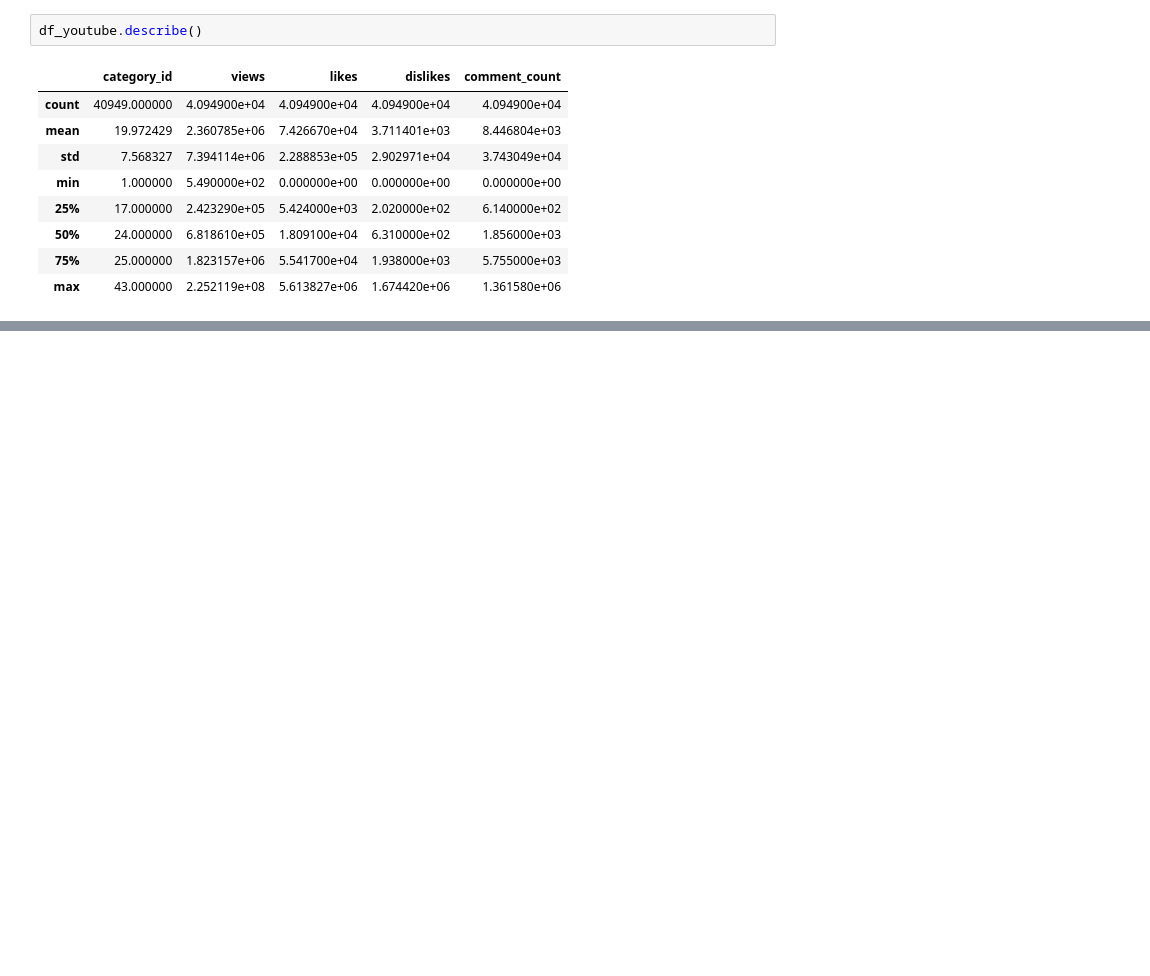
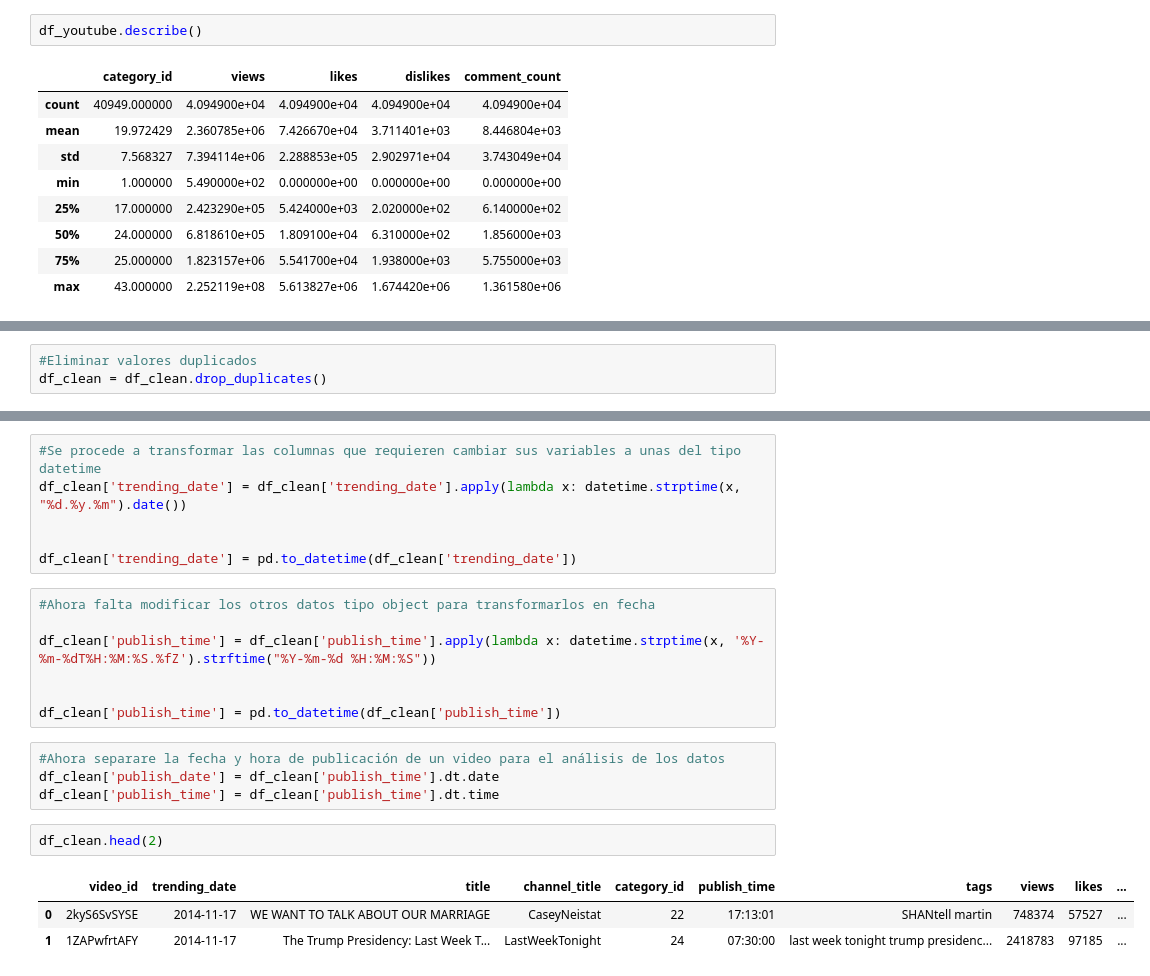
Before and after one commit to lauracamilaballesteros/proyecto-youtube, a Jupyter notebook: proyecto.ipynb, the cells around one changed output, grey strips where cells are left out. Cells and saved outputs as stored; diff of their text form; blank space fills up the shorter version.

```diff
--- a/proyecto.ipynb
+++ b/proyecto.ipynb
@@ -130,0 +170,3 @@ df_youtube.describe()
+# %%
+#Eliminar valores duplicados
+df_clean = df_clean.drop_duplicates()
@@ -130,0 +194,23 @@ df_youtube.describe()
+# %%
+#Se procede a transformar las columnas que requieren cambiar sus variables a unas del tipo datetime
+df_clean['trending_date'] = df_clean['trending_date'].apply(lambda x: datetime.strptime(x, "%d.%y.%m").date())
+
+
+df_clean['trending_date'] = pd.to_datetime(df_clean['trending_date'])
+# %%
+#Ahora falta modificar los otros datos tipo object para transformarlos en fecha
+
+df_clean['publish_time'] = df_clean['publish_time'].apply(lambda x: datetime.strptime(x, '%Y-%m-%dT%H:%M:%S.%fZ').strftime("%Y-%m-%d %H:%M:%S"))
+
+
+df_clean['publish_time'] = pd.to_datetime(df_clean['publish_time'])
+# %%
+#Ahora separare la fecha y hora de publicación de un video para el análisis de los datos
+df_clean['publish_date'] = df_clean['publish_time'].dt.date
+df_clean['publish_time'] = df_clean['publish_time'].dt.time
+# %%
+df_clean.head(2)
+# %% [output]
+|  | video_id | trending_date | title | channel_title | category_id | publish_time | tags | views | likes | ... |
+| 0 | 2kyS6SvSYSE | 2014-11-17 | WE WANT TO TALK ABOUT OUR MARRIAGE | CaseyNeistat | 22 | 17:13:01 | SHANtell martin | 748374 | 57527 | ... |
+| 1 | 1ZAPwfrtAFY | 2014-11-17 | The Trump Presidency: Last Week T... | LastWeekTonight | 24 | 07:30:00 | last week tonight trump presidenc... | 2418783 | 97185 | ... |
```
Also changed, not shown: parts of 15 cells of this notebook.
